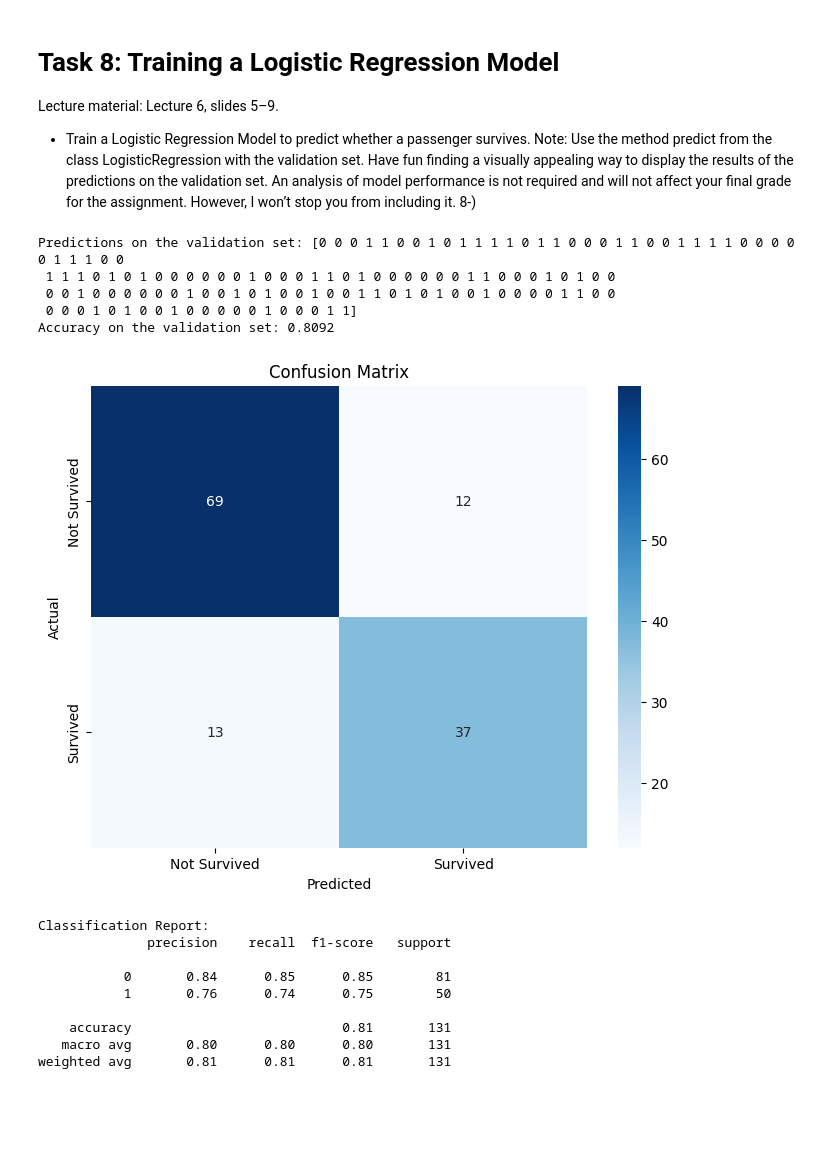
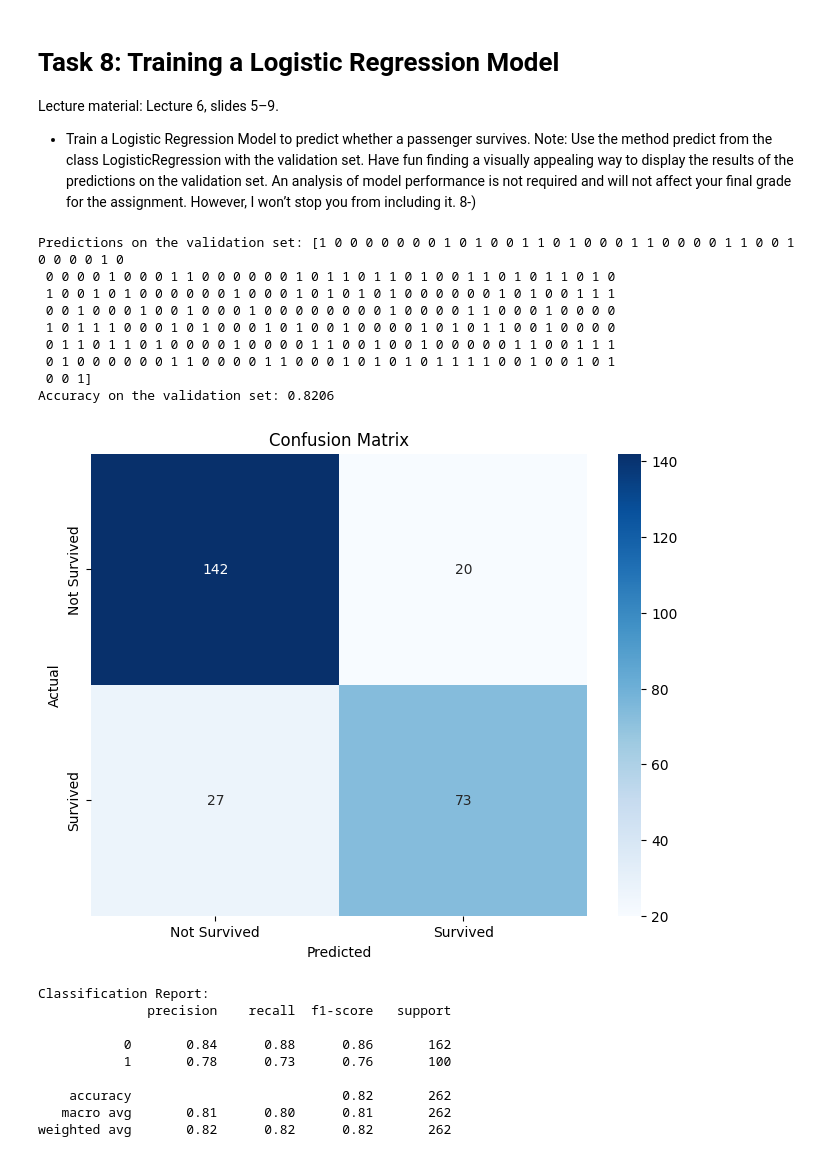
Before and after one commit to catebros/ML-fundamentals-2025, a Jupyter notebook: assignment_1_caterinamaria_barberoros[_barberoros].ipynb, the cells around one changed output. Drawn from its saved outputs; the diff is of its cells as text; code cells hidden in the pictures; blank space fills up the shorter version.

```diff
--- a/assignment_1_caterinamaria_barberoros[_barberoros].ipynb
+++ b/assignment_1_caterinamaria_barberoros[_barberoros].ipynb
@@ -590,5 +1052,2 @@ AÑadir correlation matrix
 # %% [markdown]
 The boat and Body Variables are data leakage, so we are dropping them
-# %%
-df = df.drop(columns=['boat', 'body'])
-print(df.columns)
@@ -699,28 +1077,0 @@ Delete entry?
-# %%
-
-
-def get_similar_fares(df, passenger_index):
-    passenger = df.loc[passenger_index]
-
-    similar_passengers = df[
-        (df['pclass'] == passenger['pclass']) &
-        (df['embarked'] == passenger['embarked']) &
-        (df['sibsp'] == passenger['sibsp']) &
-        (df['parch'] == passenger['parch'])
-    ]
-
-    similar_passengers = similar_passengers[similar_passengers['fare'].notnull()]
-
-    return similar_passengers['fare'].tolist()
-
-missing_fare_index = df[df['fare'].isnull()].index[0]
-similar_fares = get_similar_fares(df, missing_fare_index)
-
-print(f"Similar fares {similar_fares}")
-
-plt.figure(figsize=(10, 6))
-sns.histplot(similar_fares, bins=10, color='skyblue', edgecolor = 'none')
-plt.title('Distribution of Similar Fares')
-plt.xlabel('Fare')
-plt.ylabel('Frequency')
-plt.show()
@@ -754,5 +1080,5 @@ No family aboard, no cabin...
 # %% [markdown]
 So many missing values, drop column o ar unknown , at the momeent unknown, later discussed if its really miningful to have this variable
 # %%
-df['Cabin'].fillna('Unknown', inplace=True)
+df['cabin'].fillna('Unknown', inplace=True)
 # %% [output]
@@ -822,0 +1133,4 @@ boat, body, home dest (si hay familiar llendo al mismo sitio ponerle la misma de
+# %%
+df['embarked'].fillna('C', inplace=True)
+
+print(df['embarked'].isnull().sum())
@@ -1016,51 +1484,55 @@ logreg_model = LogisticRegression(max_iter=1000, random_state=42)
 logreg_model.fit(X_train, y_train)
 
 
-X_valid = valid_df.drop(columns=['survived', 'name', 'home.dest', 'cabin', 'ticket', 'parch', 'fare'])
-y_valid = valid_df['survived']
+X_valid = others_df.drop(columns=['survived', 'name', 'home.dest', 'cabin', 'ticket', 'parch', 'fare'])
+y_valid = others_df['survived']
 
 y_pred = logreg_model.predict(X_valid)
 
 
 print(f"Predictions on the validation set: {y_pred}")
 
 accuracy = accuracy_score(y_valid, y_pred)
 print(f"Accuracy on the validation set: {accuracy:.4f}")
 
 conf_matrix = confusion_matrix(y_valid, y_pred)
 plt.figure(figsize=(8, 6))
 sns.heatmap(conf_matrix, annot=True, fmt='d', cmap='Blues', xticklabels=['Not Survived', 'Survived'], yticklabels=['Not Survived', 'Survived'])
 plt.title('Confusion Matrix')
 plt.xlabel('Predicted')
 plt.ylabel('Actual')
 plt.show()
 
 class_report = classification_report(y_valid, y_pred)
 print(f"Classification Report:\n{class_report}")
 coefficients = logreg_model.coef_[0]
 features = X_train.columns
 
 plt.figure(figsize=(10, 6))
 sns.barplot(x=features, y=coefficients)
 plt.title('Logistic Regression Coefficients for Features')
 plt.xticks(rotation=90)
 plt.xlabel('Features')
 plt.ylabel('Coefficient Value')
 plt.show()
 # %% [output]
-Predictions on the validation set: [0 0 0 1 1 0 0 1 0 1 1 1 1 0 1 1 0 0 0 1 1 0 0 1 1 1 1 0 0 0 0 0 1 1 1 0 0
- 1 1 1 0 1 0 1 0 0 0 0 0 0 1 0 0 0 1 1 0 1 0 0 0 0 0 0 1 1 0 0 0 1 0 1 0 0
- 0 0 1 0 0 0 0 0 0 1 0 0 1 0 1 0 0 1 0 0 1 1 0 1 0 1 0 0 1 0 0 0 0 1 1 0 0
- 0 0 0 1 0 1 0 0 1 0 0 0 0 0 1 0 0 0 1 1]
-Accuracy on the validation set: 0.8092
+Predictions on the validation set: [1 0 0 0 0 0 0 0 1 0 1 0 0 1 1 0 1 0 0 0 1 1 0 0 0 0 1 1 0 0 1 0 0 0 0 1 0
+ 0 0 0 0 1 0 0 0 1 1 0 0 0 0 0 0 1 0 1 1 0 1 1 0 1 0 0 1 1 0 1 0 1 1 0 1 0
+ 1 0 0 1 0 1 0 0 0 0 0 0 1 0 0 0 1 0 1 0 1 0 1 0 0 0 0 0 0 1 0 1 0 0 1 1 1
+ 0 0 1 0 0 0 1 0 0 1 0 0 0 1 0 0 0 0 0 0 0 0 1 0 0 0 0 1 1 0 0 0 1 0 0 0 0
+ 1 0 1 1 1 0 0 0 1 0 1 0 0 0 1 0 1 0 0 1 0 0 0 0 1 0 1 0 1 1 0 0 1 0 0 0 0
+ 0 1 1 0 1 1 0 1 0 0 0 0 1 0 0 0 0 1 1 0 0 1 0 0 1 0 0 0 0 0 1 1 0 0 1 1 1
+ 0 1 0 0 0 0 0 0 1 1 0 0 0 0 1 1 0 0 0 1 0 1 0 1 0 1 1 1 1 0 0 1 0 0 1 0 1
+ 0 0 1]
+Accuracy on the validation set: 0.8206
-[figure, old version]
+[figure, new version]
 Classification Report:
               precision    recall  f1-score   support
 
-           0       0.84      0.85      0.85        81
-           1       0.76      0.74      0.75        50
+           0       0.84      0.88      0.86       162
+           1       0.78      0.73      0.76       100
 
-    accuracy                           0.81       131
-   macro avg       0.80      0.80      0.80       131
-weighted avg       0.81      0.81      0.81       131
+    accuracy                           0.82       262
+   macro avg       0.81      0.80      0.81       262
+weighted avg       0.82      0.82      0.82       262
 [figure]
```
Also changed, not shown: parts of 91 cells of this notebook, 1 other file.
